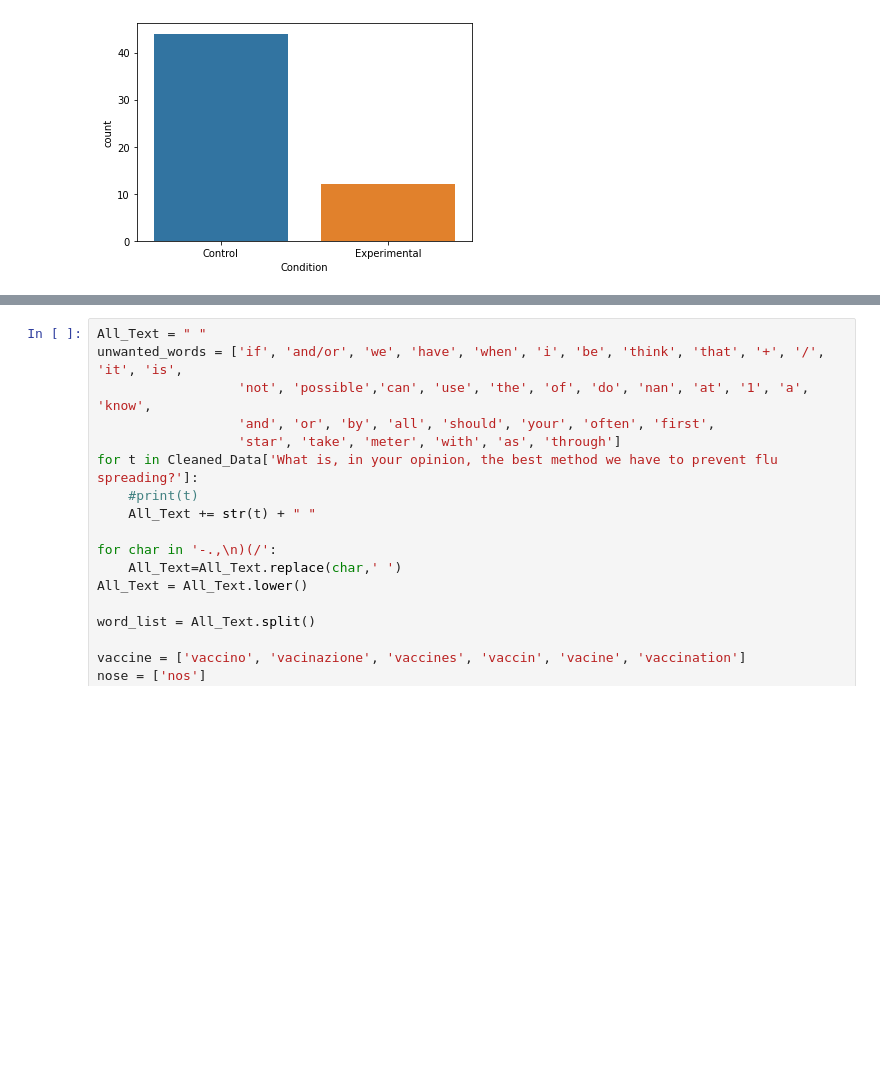
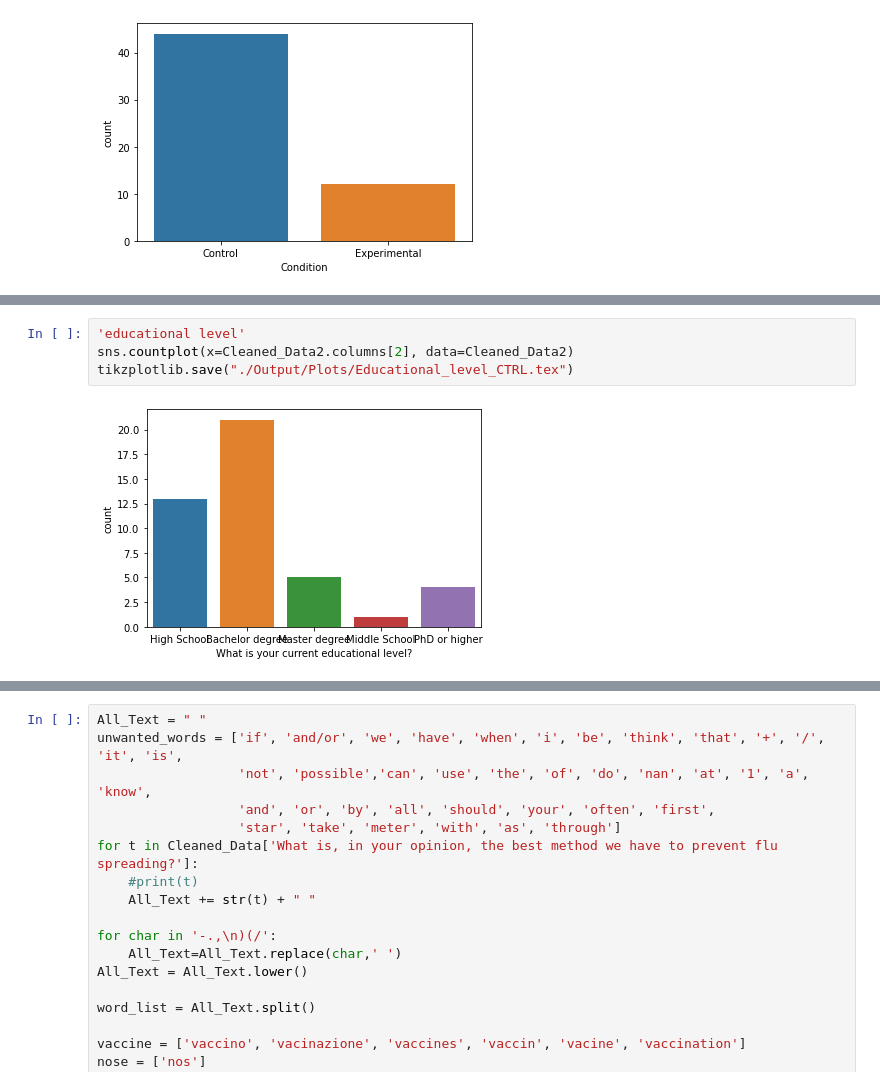
Before and after one commit to matnado/Online-Data-Collection-Flu, a Jupyter notebook: AnalyzeCategoricalData.ipynb, the cells around one changed output, grey strips where cells are left out. Cells and saved outputs as stored; diff of their text form; blank space fills up the shorter version.

```diff
--- a/AnalyzeCategoricalData.ipynb
+++ b/AnalyzeCategoricalData.ipynb
@@ -105,0 +125,6 @@ tikzplotlib.save("./Output/Plots/Count_Control_Experimental.tex")
+# %%
+'educational level'
+sns.countplot(x=Cleaned_Data2.columns[2], data=Cleaned_Data2)
+tikzplotlib.save("./Output/Plots/Educational_level_CTRL.tex")
+# %% [output]
+[figure, added]
```
Also changed, not shown: parts of 21 cells of this notebook, 17 other files.
